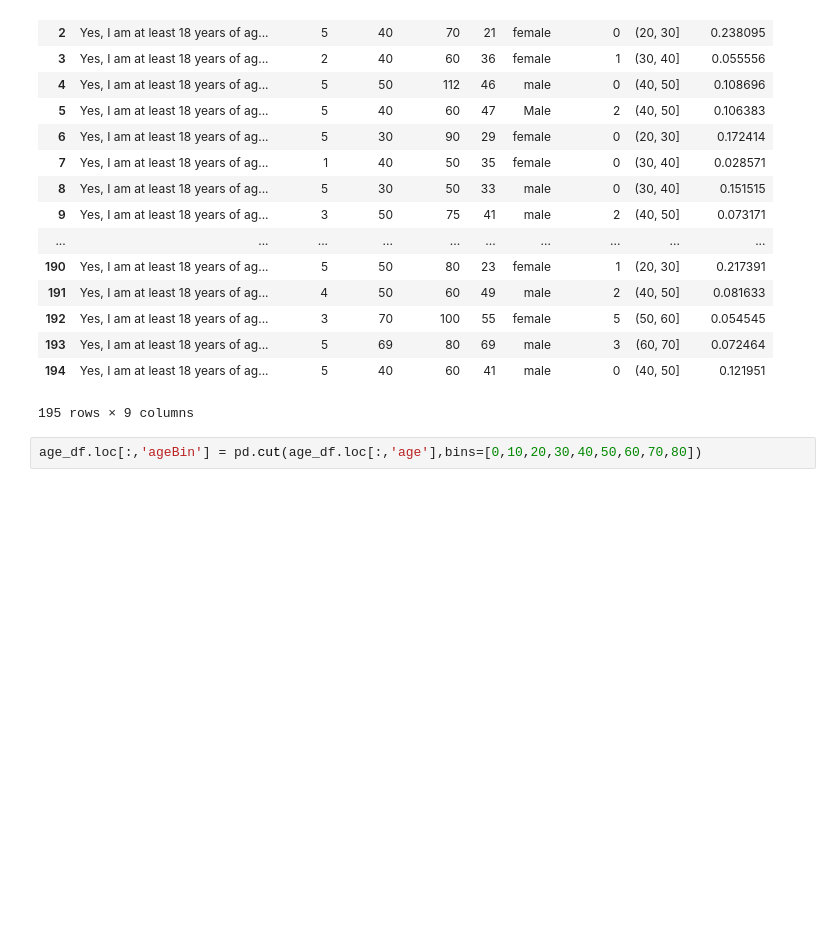
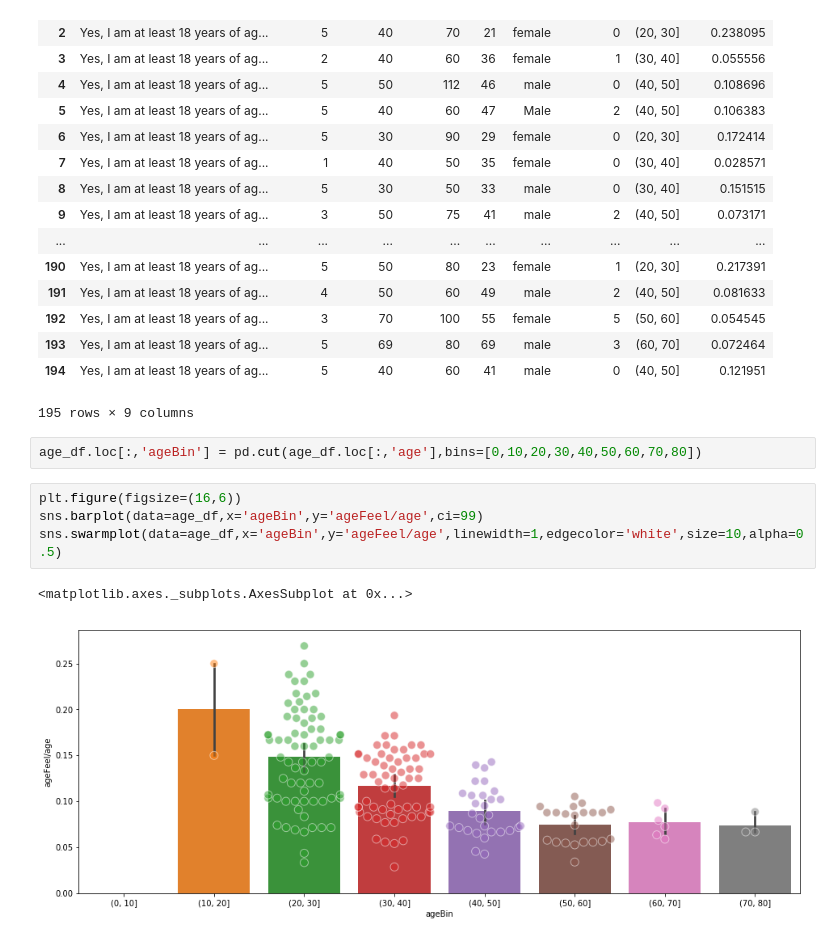
Before and after one commit to mwegrzyn/abbildungenWS1819, a Jupyter notebook: notebooks/age_project_AB.ipynb, the cells around one changed output. Saved outputs shown, nothing was run; the diff lists cells and outputs as text; blank space fills up the shorter version.

```diff
--- a/notebooks/age_project_AB.ipynb
+++ b/notebooks/age_project_AB.ipynb
@@ -67,3 +107,10 @@ age_df
 195 rows × 9 columns
 # %%
 age_df.loc[:,'ageBin'] = pd.cut(age_df.loc[:,'age'],bins=[0,10,20,30,40,50,60,70,80])
+# %%
+plt.figure(figsize=(16,6))
+sns.barplot(data=age_df,x='ageBin',y='ageFeel/age',ci=99)
+sns.swarmplot(data=age_df,x='ageBin',y='ageFeel/age',linewidth=1,edgecolor='white',size=10,alpha=0.5)
+# %% [output]
+<matplotlib.axes._subplots.AxesSubplot at 0x...>
+[figure, added]
```
Also changed, not shown: parts of 15 cells of this notebook, 4 other files.
